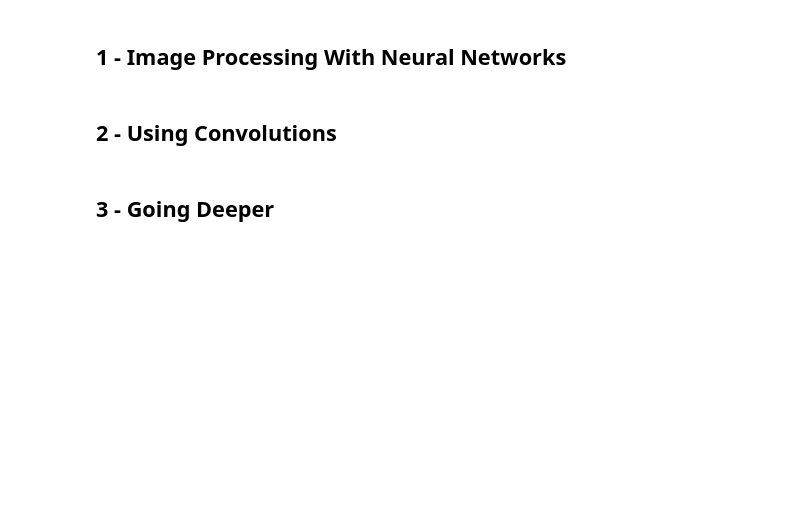
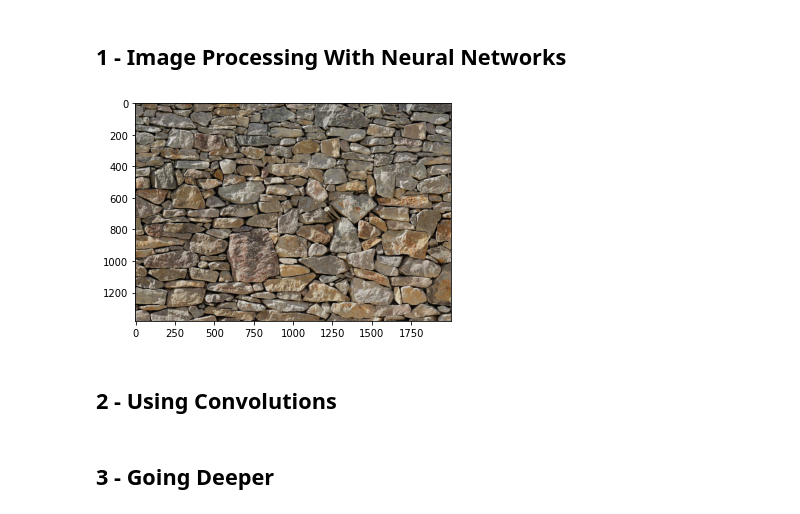
Before and after one commit to UvoChrollo/Pythonista, a Jupyter notebook: Notebook/Deep Learning/Image Processing with Keras in Python.ipynb, the cells around one changed output. Drawn from its saved outputs; the diff is of its cells as text; code cells hidden in the pictures; blank space fills up the shorter version.

```diff
--- a/Notebook/Deep Learning/Image Processing with Keras in Python.ipynb
+++ b/Notebook/Deep Learning/Image Processing with Keras in Python.ipynb
@@ -19,3 +20,9 @@ from keras.layers.advanced_activations import LeakyReLU
+# %%
+data = plt.imread('/content/bricks.jpg')
+plt.imshow(data)
+plt.show()
+# %% [output]
+[figure, added]
 # %% [markdown]
 ## 2 - Using Convolutions
 # %% [markdown]
```
Also changed, not shown: parts of 16 cells of this notebook.
